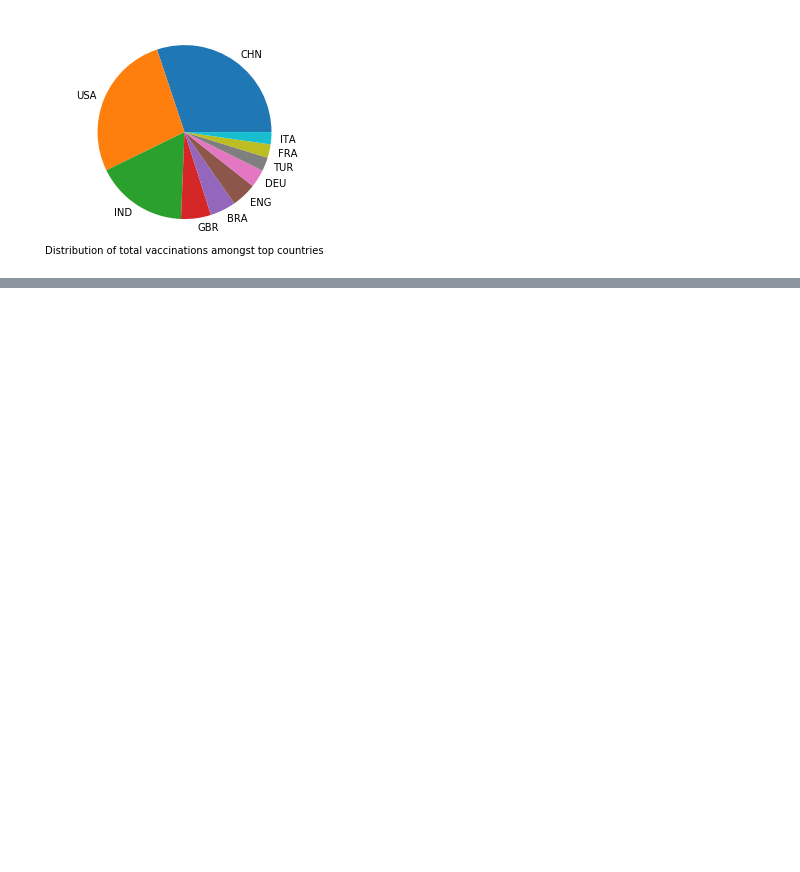
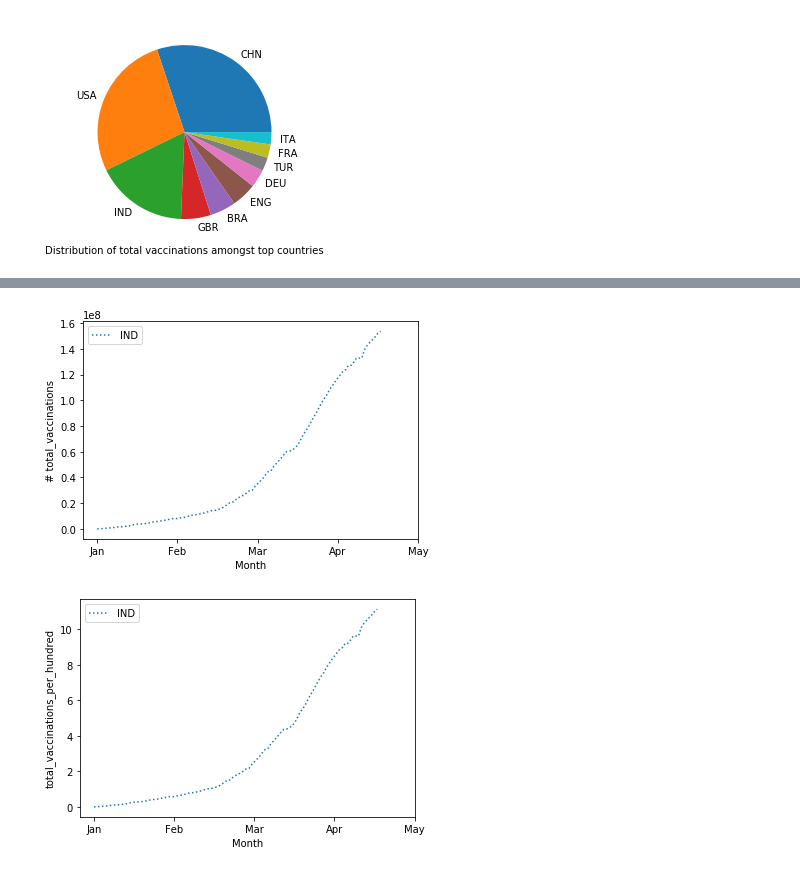
Before and after one commit to Megha1005/Vaccination_Visualization, a Jupyter notebook: backend/Vaccination.ipynb, the cells around one changed output, grey strips where cells are left out. Saved outputs shown, nothing was run; the diff lists cells and outputs as text; code cells hidden in the pictures; blank space fills up the shorter version.

```diff
--- a/backend/Vaccination.ipynb
+++ b/backend/Vaccination.ipynb
@@ -146,0 +184,5 @@ get_line_plot(["IND"],
+# %%
+get_plots_for_country(["IND"])
+# %% [output]
+[figure, added]
+[figure, added]
```
Also changed, not shown: parts of 21 cells of this notebook, 30 other files.
